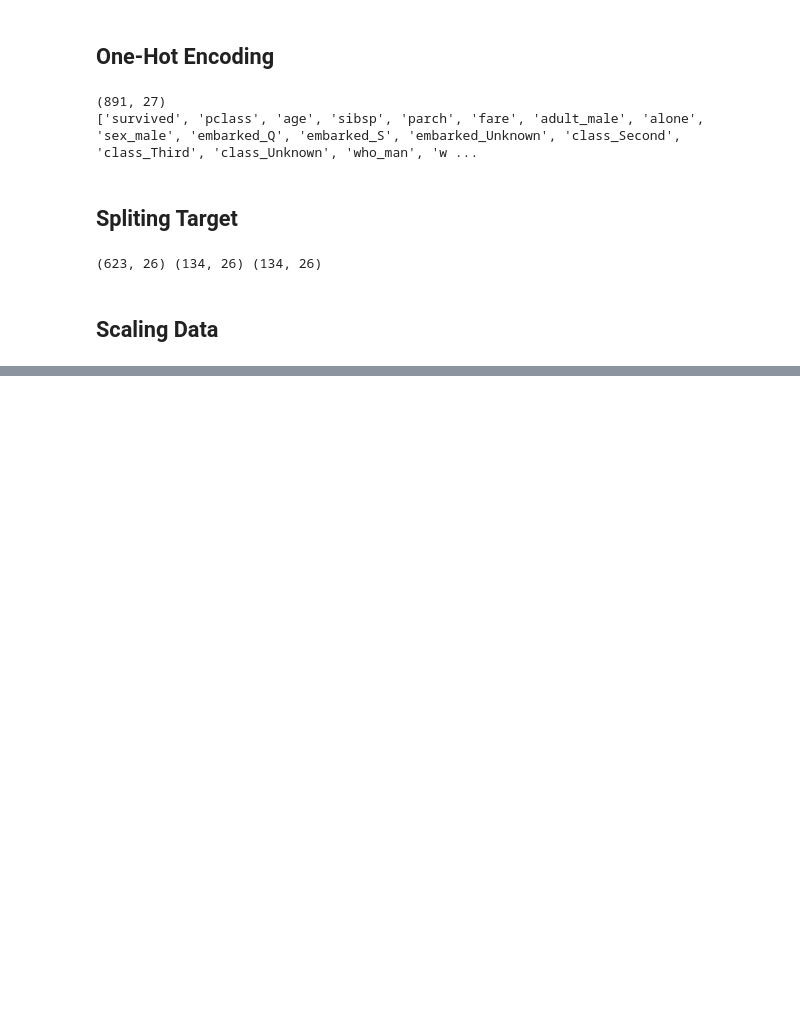
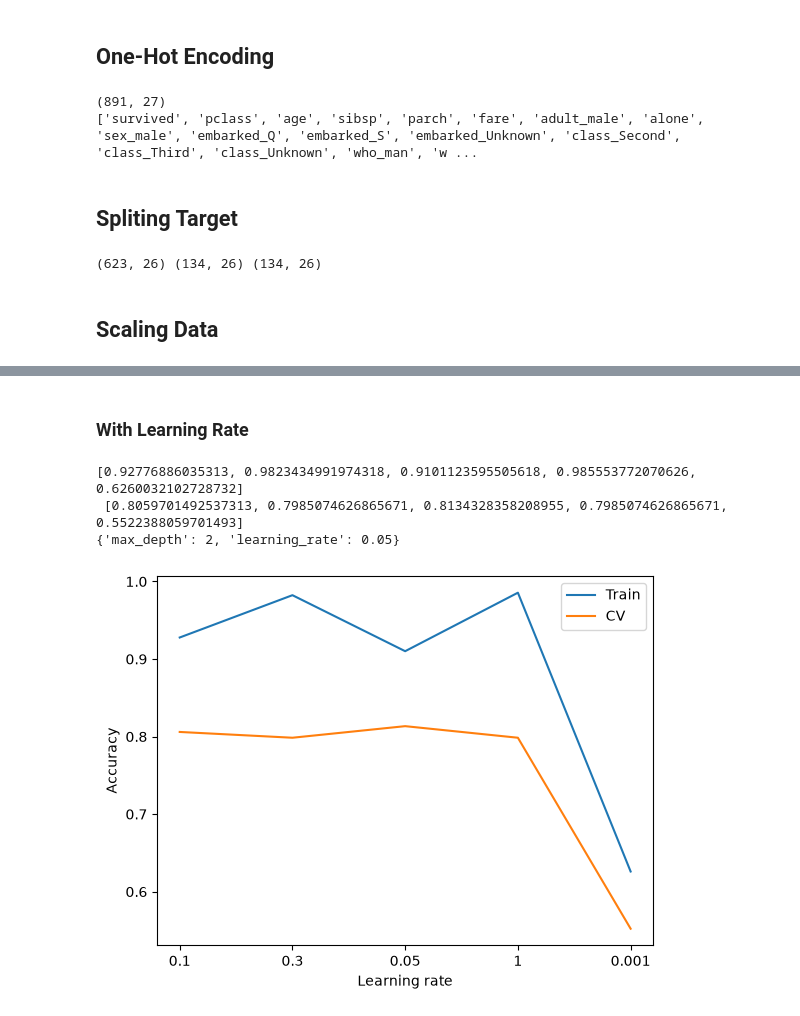
Before and after one commit to kiyamehr/Machine-Learning-Journey, a Jupyter notebook: Practice Labs/Decision Trees/01-Practice 1/train.ipynb, the cells around one changed output, grey strips where cells are left out. Saved outputs shown, nothing was run; the diff lists cells and outputs as text; code cells hidden in the pictures; blank space fills up the shorter version.

```diff
--- a/Practice Labs/Decision Trees/01-Practice 1/train.ipynb
+++ b/Practice Labs/Decision Trees/01-Practice 1/train.ipynb
@@ -152,0 +201,43 @@ x_train
+# %% [markdown]
+### With Learning Rate
+# %%
+accuracy_train = []
+accuracy_cv = []
+
+temp_accuracy = 0
+temp_rate = 0
+for estimator in learning_rates:
+    xgb_model = XGBClassifier(learning_rate = estimator, random_state = RANDOM_STATE)
+    xgb_model.fit(x_train, y_train)
+
+    yhat_train = xgb_model.predict(x_train)
+    yhat_cv = xgb_model.predict(x_cv)
+
+    model_train_accuracy = accuracy_score(y_train, yhat_train)
+    model_cv_accuracy =  accuracy_score(y_cv, yhat_cv)
+
+    accuracy_train.append(model_train_accuracy)
+    accuracy_cv.append(model_cv_accuracy)
+
+    #? Adding the best Result to the best_params Object
+    if model_cv_accuracy >= temp_accuracy:
+        temp_accuracy = model_cv_accuracy
+        temp_rate = estimator
+
+best_params['learning_rate'] = temp_rate
+
+plt.plot(accuracy_train)
+plt.plot(accuracy_cv)
+plt.xticks(ticks=range(len(learning_rates)), labels=learning_rates)
+plt.xlabel('Learning rate')
+plt.ylabel('Accuracy')
+plt.legend(['Train', 'CV'])
+
+print(accuracy_train, '\n',accuracy_cv)
+
+print(best_params)
+# %% [output]
+[0.92776886035313, 0.9823434991974318, 0.9101123595505618, 0.985553772070626, 0.6260032102728732]
+ [0.8059701492537313, 0.7985074626865671, 0.8134328358208955, 0.7985074626865671, 0.5522388059701493]
+{'max_depth': 2, 'learning_rate': 0.05}
+[figure, added]
```
Also changed, not shown: parts of 11 cells of this notebook.
